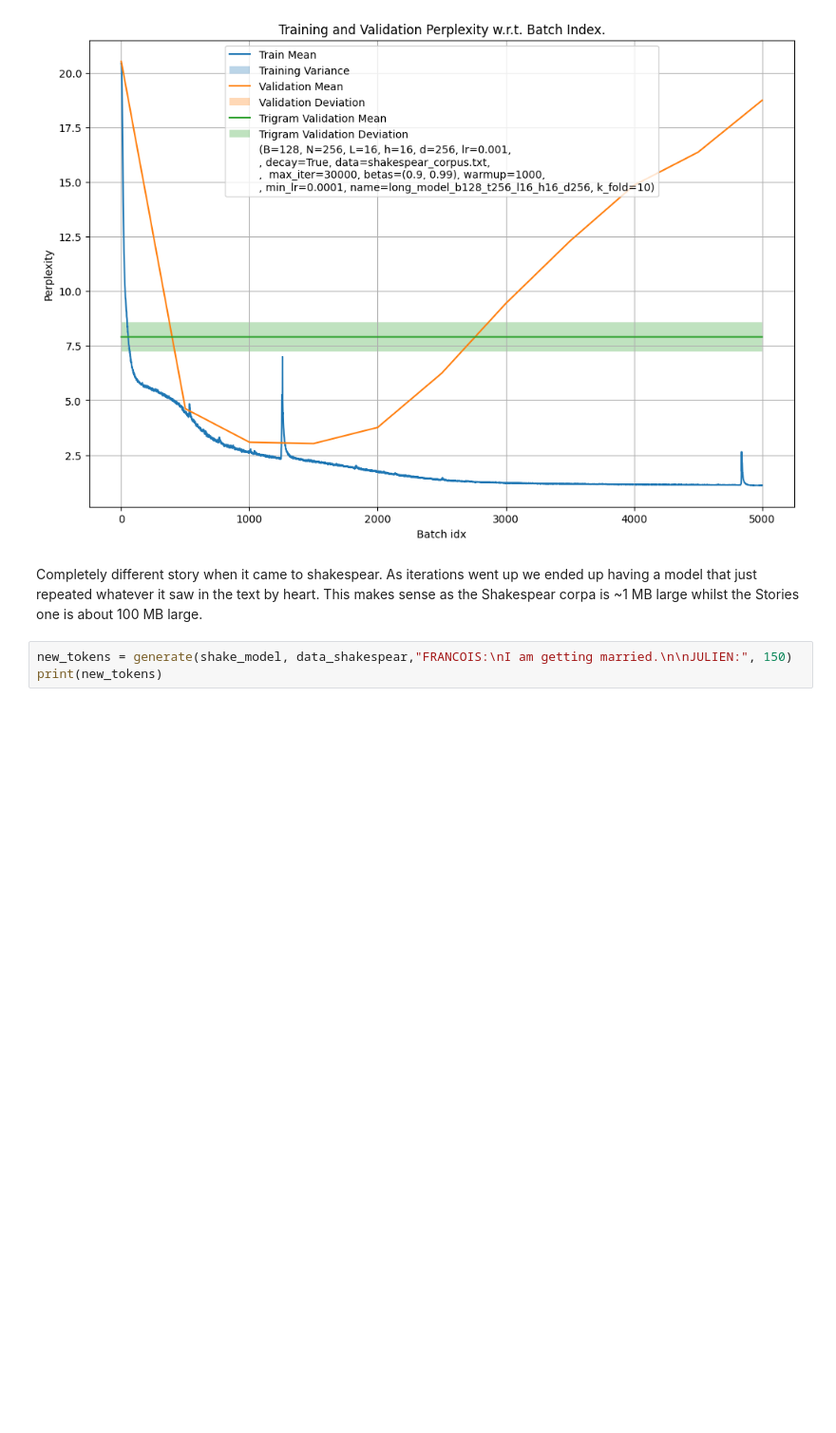
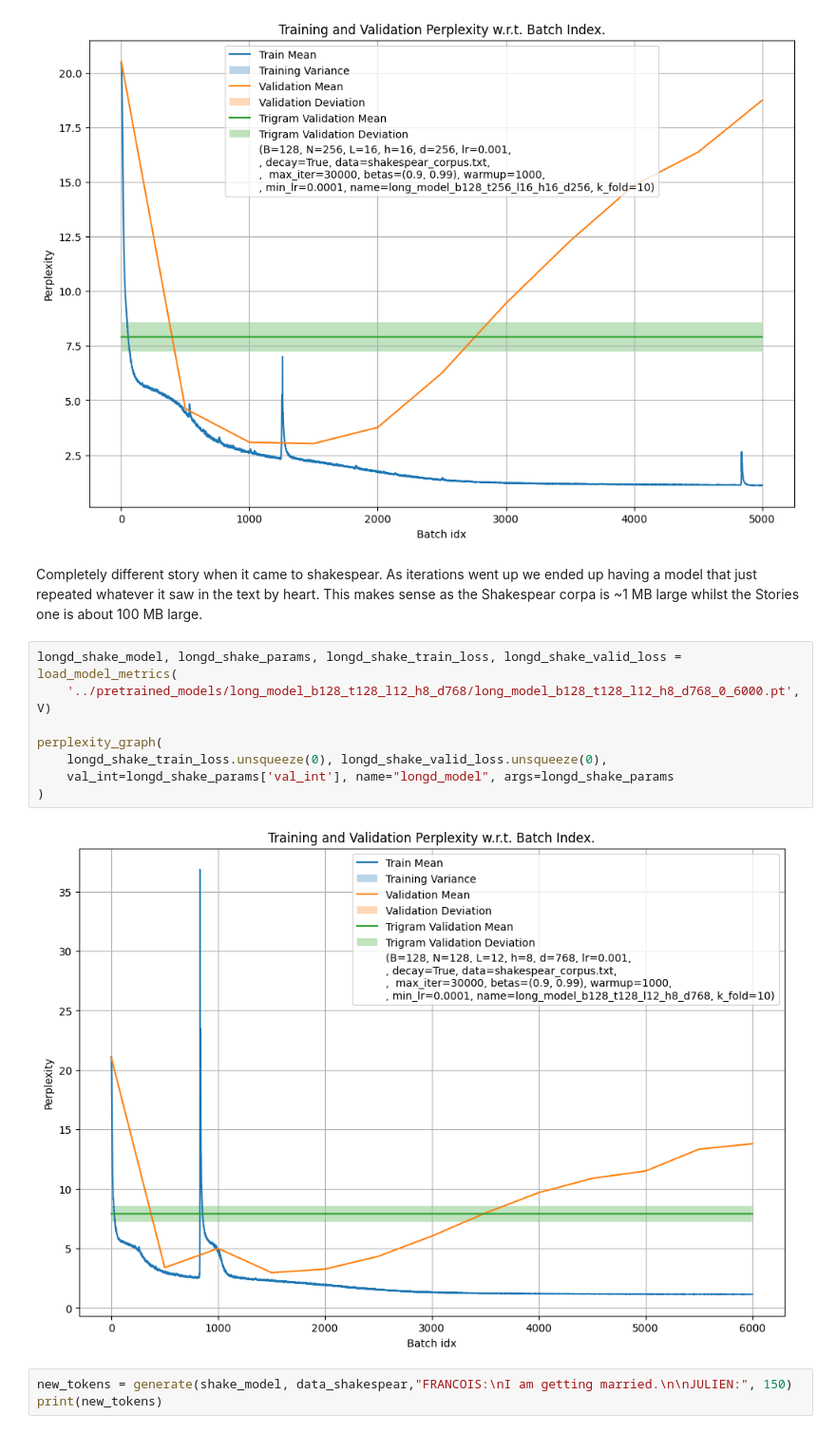
Before and after one commit to swissarthurfreeman/Shakespeak, a Jupyter notebook: notebooks/large_models.ipynb, the cells around one changed output. Shown: that part at 95% size. Cells and saved outputs as stored; diff of their text form; blank space fills up the shorter version.

```diff
--- a/notebooks/large_models.ipynb
+++ b/notebooks/large_models.ipynb
@@ -42,6 +42,16 @@ perplexity_graph(
 [figure]
 # %% [markdown]
 Completely different story when it came to shakespear. As iterations went up we ended up having a model that just repeated whatever it saw in the text by heart. This makes sense as the Shakespear corpa is ~1 MB large whilst the Stories one is about 100 MB large.
+# %%
+longd_shake_model, longd_shake_params, longd_shake_train_loss, longd_shake_valid_loss = load_model_metrics(
+    '../pretrained_models/long_model_b128_t128_l12_h8_d768/long_model_b128_t128_l12_h8_d768_0_6000.pt', V)
+
+perplexity_graph(
+    longd_shake_train_loss.unsqueeze(0), longd_shake_valid_loss.unsqueeze(0),
+    val_int=longd_shake_params['val_int'], name="longd_model", args=longd_shake_params
+)
+# %% [output]
+[figure, added]
 # %%
 new_tokens = generate(shake_model, data_shakespear,"FRANCOIS:\nI am getting married.\n\nJULIEN:", 150)
 print(new_tokens)
```
Also changed, not shown: parts of 3 cells of this notebook, 1 other file.
